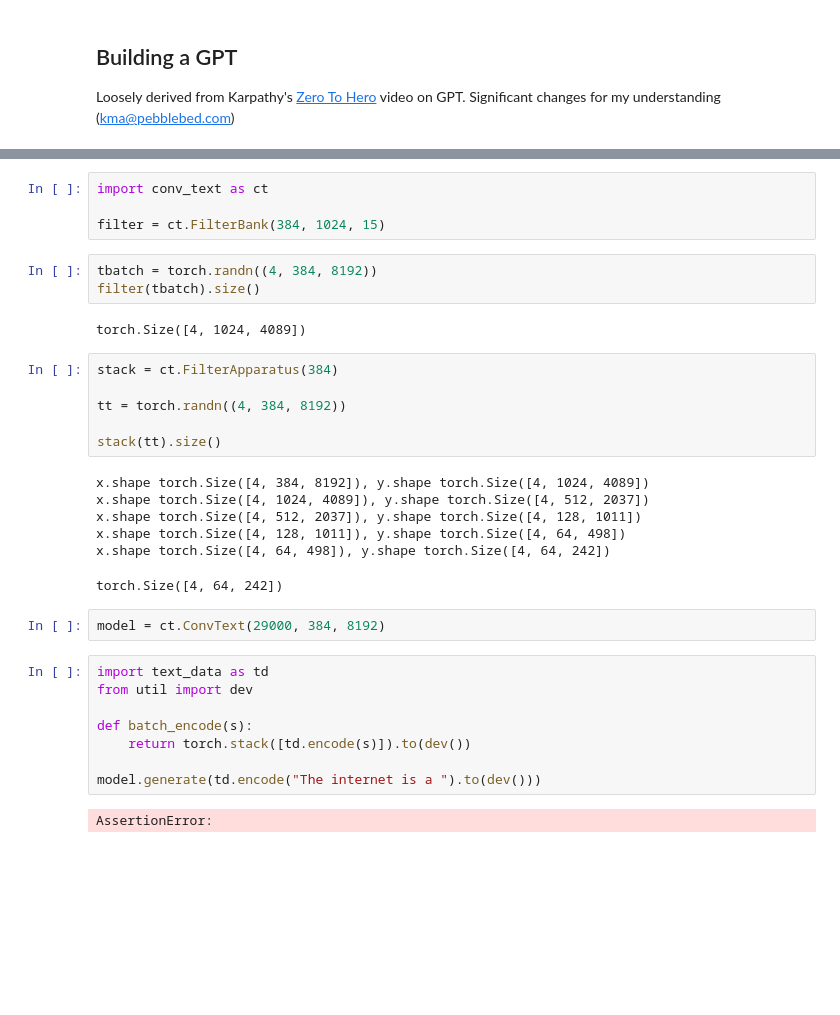
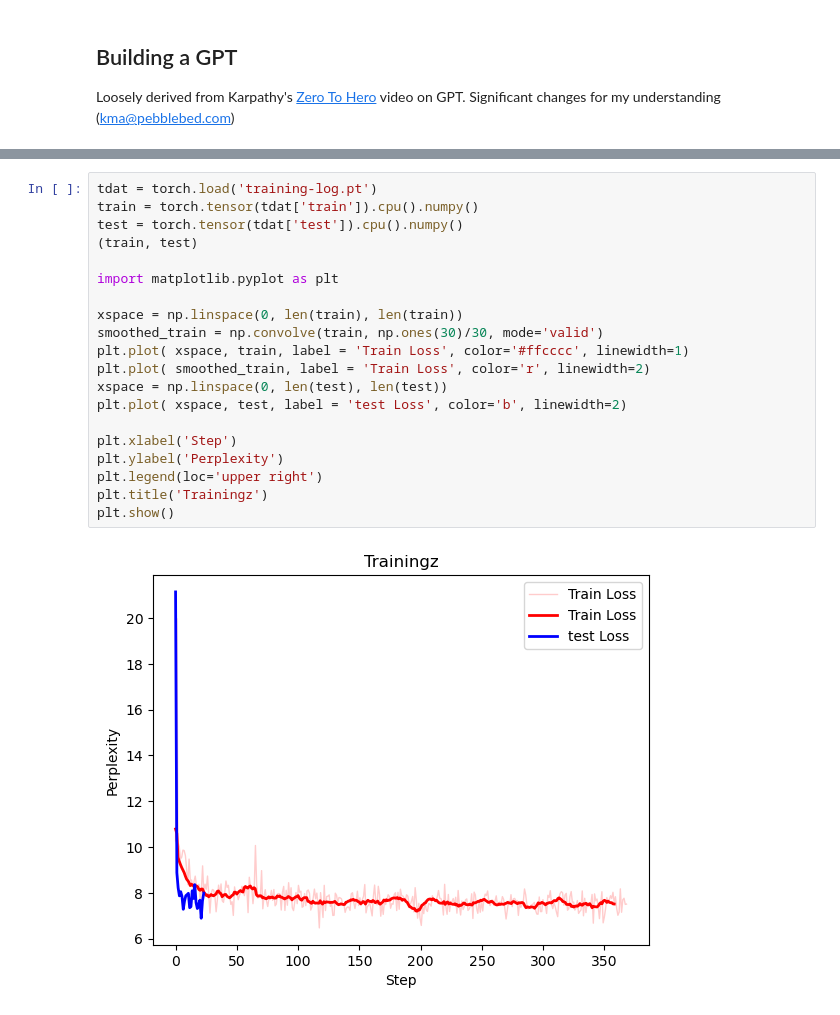
Before and after one commit to kmapb/microlm, a Jupyter notebook: Conv_Text.ipynb, the cells around one changed output, grey strips where cells are left out. Drawn from its saved outputs; the diff is of its cells as text; blank space fills up the shorter version.

```diff
--- a/Conv_Text.ipynb
+++ b/Conv_Text.ipynb
@@ -21,34 +11,22 @@ if False:
-# %%
-import conv_text as ct
-
-filter = ct.FilterBank(384, 1024, 15)
-# %%
-tbatch = torch.randn((4, 384, 8192))
-filter(tbatch).size()
-# %% [output]
-torch.Size([4, 1024, 4089])
-# %%
-stack = ct.FilterApparatus(384)
-
-tt = torch.randn((4, 384, 8192))
-
-stack(tt).size()
-# %% [output]
-x.shape torch.Size([4, 384, 8192]), y.shape torch.Size([4, 1024, 4089])
-x.shape torch.Size([4, 1024, 4089]), y.shape torch.Size([4, 512, 2037])
-x.shape torch.Size([4, 512, 2037]), y.shape torch.Size([4, 128, 1011])
-x.shape torch.Size([4, 128, 1011]), y.shape torch.Size([4, 64, 498])
-x.shape torch.Size([4, 64, 498]), y.shape torch.Size([4, 64, 242])
-torch.Size([4, 64, 242])
-# %%
-model = ct.ConvText(29000, 384, 8192)
-# %%
-import text_data as td
-from util import dev
-
-def batch_encode(s):
-    return torch.stack([td.encode(s)]).to(dev())
-
-model.generate(td.encode("The internet is a ").to(dev()))
-# %% [output]
-AssertionError:
+# %%
+tdat = torch.load('training-log.pt')
+train = torch.tensor(tdat['train']).cpu().numpy()
+test = torch.tensor(tdat['test']).cpu().numpy()
+(train, test)
+
+import matplotlib.pyplot as plt
+
+xspace = np.linspace(0, len(train), len(train))
+smoothed_train = np.convolve(train, np.ones(30)/30, mode='valid')
+plt.plot( xspace, train, label = 'Train Loss', color='#ffcccc', linewidth=1)
+plt.plot( smoothed_train, label = 'Train Loss', color='r', linewidth=2)
+xspace = np.linspace(0, len(test), len(test))
+plt.plot( xspace, test, label = 'test Loss', color='b', linewidth=2)
+
+plt.xlabel('Step')
+plt.ylabel('Perplexity')
+plt.legend(loc='upper right')
+plt.title('Trainingz')
+plt.show()
+# %% [output]
+[figure, added]
```
Also changed, not shown: parts of 2 cells of this notebook, 3 other files.
